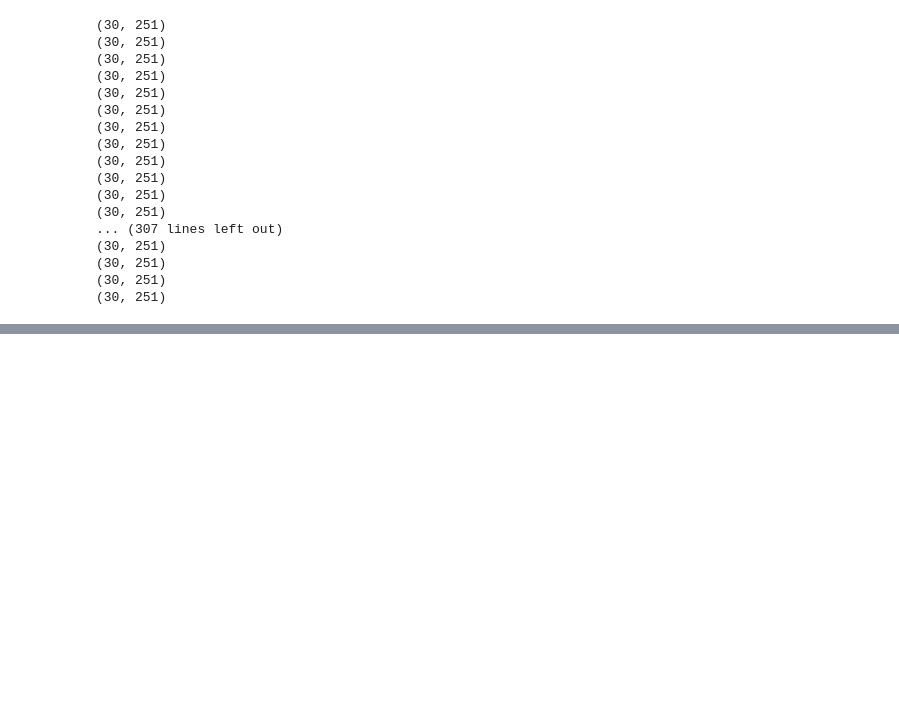
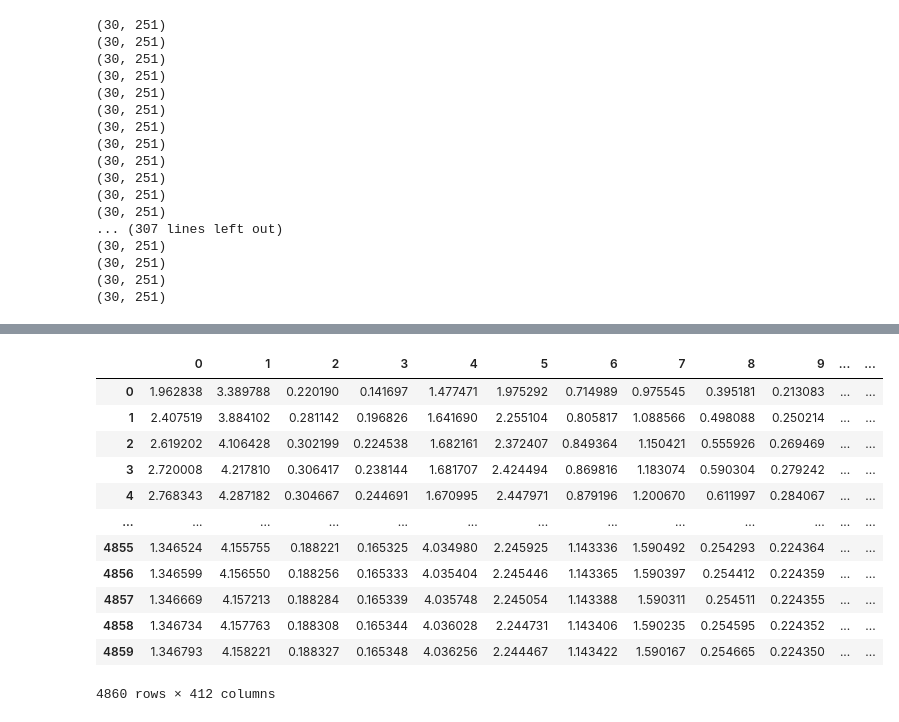
Before and after one commit to jmacdonald2010/stock-prediction, a Jupyter notebook: mlTests04.ipynb, the cells around one changed output, grey strips where cells are left out. Drawn from its saved outputs; the diff is of its cells as text; code cells hidden in the pictures; blank space fills up the shorter version.

```diff
--- a/mlTests04.ipynb
+++ b/mlTests04.ipynb
@@ -198,0 +250,7 @@ len(training_data)
+# %%
+# scale test data to test w/
+# not sure if the model will be able to predict just one symbol's amts moving ahead
+#x_input = training_data_scaled.to_numpy()
+#x_input = x_input.reshape((1, -1, n_features))
+yhat = model.predict(X, verbose=1)
+print(yhat)
@@ -198,0 +275,22 @@ len(training_data)
+# %%
+yhat = yhat.reshape((-1, X.shape[2]))
+# %%
+yhat = scaler.inverse_transform(yhat)
+# %%
+predicted_data = pd.DataFrame(yhat)
+# %%
+predicted_data
+# %% [output]
+|  | 0 | 1 | 2 | 3 | 4 | 5 | 6 | 7 | 8 | 9 | ... | ... |
+| 0 | 1.962838 | 3.389788 | 0.220190 | 0.141697 | 1.477471 | 1.975292 | 0.714989 | 0.975545 | 0.395181 | 0.213083 | ... | ... |
+| 1 | 2.407519 | 3.884102 | 0.281142 | 0.196826 | 1.641690 | 2.255104 | 0.805817 | 1.088566 | 0.498088 | 0.250214 | ... | ... |
+| 2 | 2.619202 | 4.106428 | 0.302199 | 0.224538 | 1.682161 | 2.372407 | 0.849364 | 1.150421 | 0.555926 | 0.269469 | ... | ... |
+| 3 | 2.720008 | 4.217810 | 0.306417 | 0.238144 | 1.681707 | 2.424494 | 0.869816 | 1.183074 | 0.590304 | 0.279242 | ... | ... |
+| 4 | 2.768343 | 4.287182 | 0.304667 | 0.244691 | 1.670995 | 2.447971 | 0.879196 | 1.200670 | 0.611997 | 0.284067 | ... | ... |
+| ... | ... | ... | ... | ... | ... | ... | ... | ... | ... | ... | ... | ... |
+| 4855 | 1.346524 | 4.155755 | 0.188221 | 0.165325 | 4.034980 | 2.245925 | 1.143336 | 1.590492 | 0.254293 | 0.224364 | ... | ... |
+| 4856 | 1.346599 | 4.156550 | 0.188256 | 0.165333 | 4.035404 | 2.245446 | 1.143365 | 1.590397 | 0.254412 | 0.224359 | ... | ... |
+| 4857 | 1.346669 | 4.157213 | 0.188284 | 0.165339 | 4.035748 | 2.245054 | 1.143388 | 1.590311 | 0.254511 | 0.224355 | ... | ... |
+| 4858 | 1.346734 | 4.157763 | 0.188308 | 0.165344 | 4.036028 | 2.244731 | 1.143406 | 1.590235 | 0.254595 | 0.224352 | ... | ... |
+| 4859 | 1.346793 | 4.158221 | 0.188327 | 0.165348 | 4.036256 | 2.244467 | 1.143422 | 1.590167 | 0.254665 | 0.224350 | ... | ... |
+4860 rows × 412 columns
```
Also changed, not shown: parts of 27 cells of this notebook, 1 other file.
